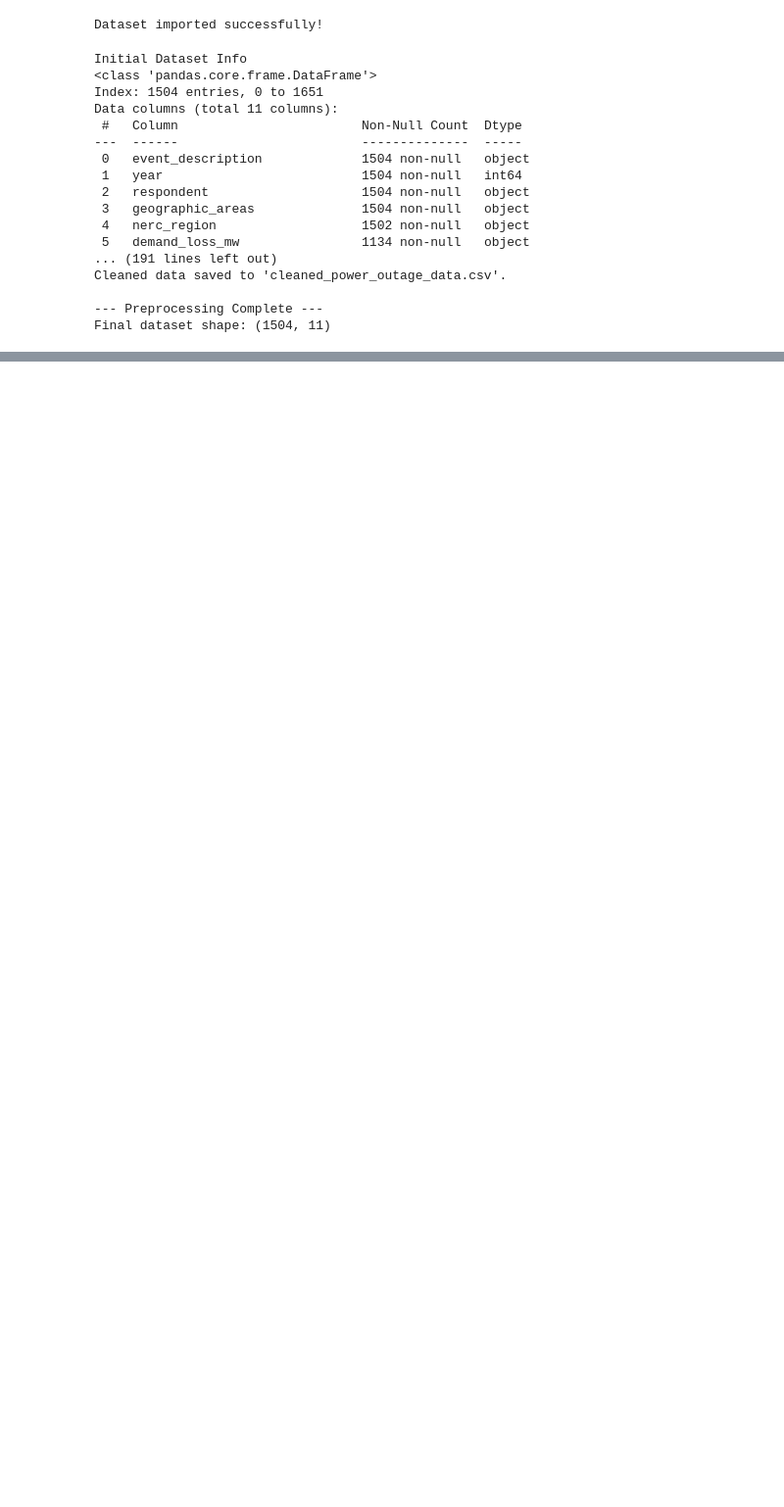
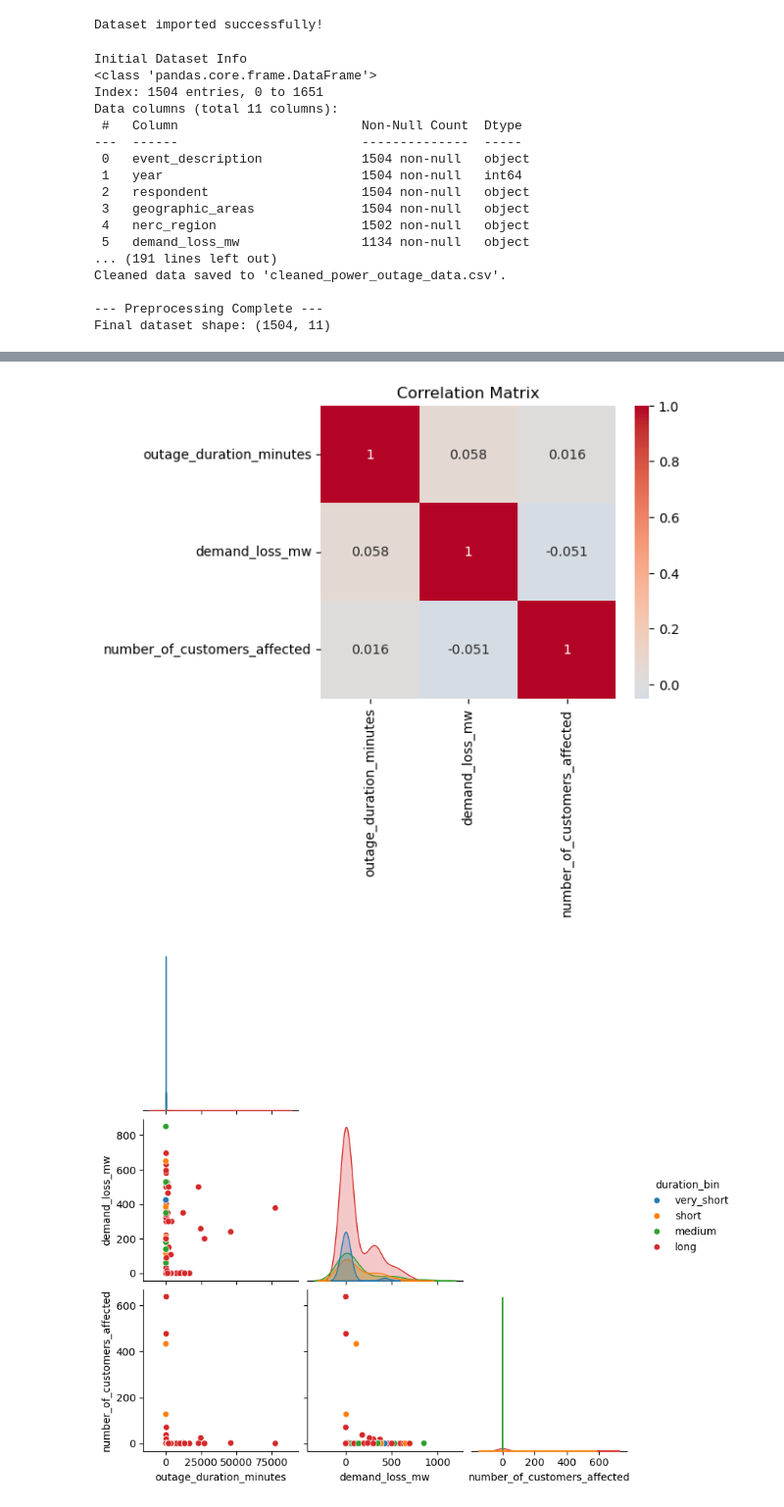
Before and after one commit to Sushma5-prof/Predictive_Pre-emption_Model, a Jupyter notebook: Predictive_Pre-emption_Model.ipynb, the cells around one changed output, grey strips where cells are left out. Shown at 98% size. Drawn from its saved outputs; the diff is of its cells as text; code cells hidden in the pictures; blank space fills up the shorter version.

```diff
--- a/Predictive_Pre-emption_Model.ipynb
+++ b/Predictive_Pre-emption_Model.ipynb
@@ -80,0 +225,15 @@ Final dataset shape: (1504, 11)
+# %%
+#Correlation & pairplot
+num_for_corr = ['outage_duration_minutes','demand_loss_mw','number_of_customers_affected']
+num_for_corr = [c for c in num_for_corr if c in df.columns]
+plt.figure(figsize=(5,4))
+sns.heatmap(df[num_for_corr].corr(), annot=True, cmap='coolwarm', center=0)
+plt.title('Correlation Matrix')
+plt.show()
+
+# Pairplot (colored by duration_bin)
+sns.pairplot(df[num_for_corr + ['duration_bin']].dropna(), hue='duration_bin', corner=True)
+plt.show()
+# %% [output]
+[figure, added]
+[figure, added]
```
Also changed, not shown: parts of 9 cells of this notebook.
